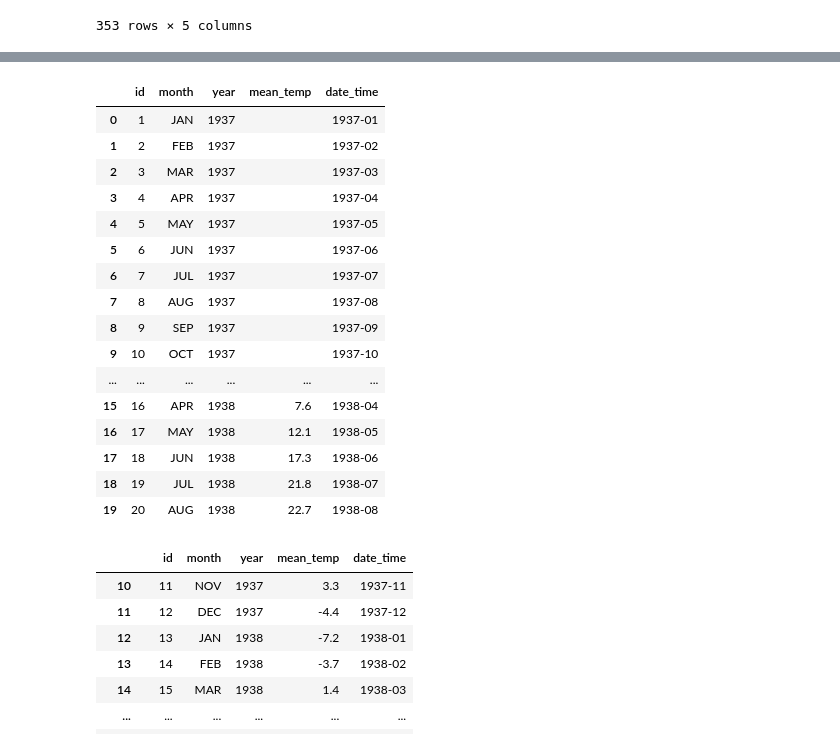
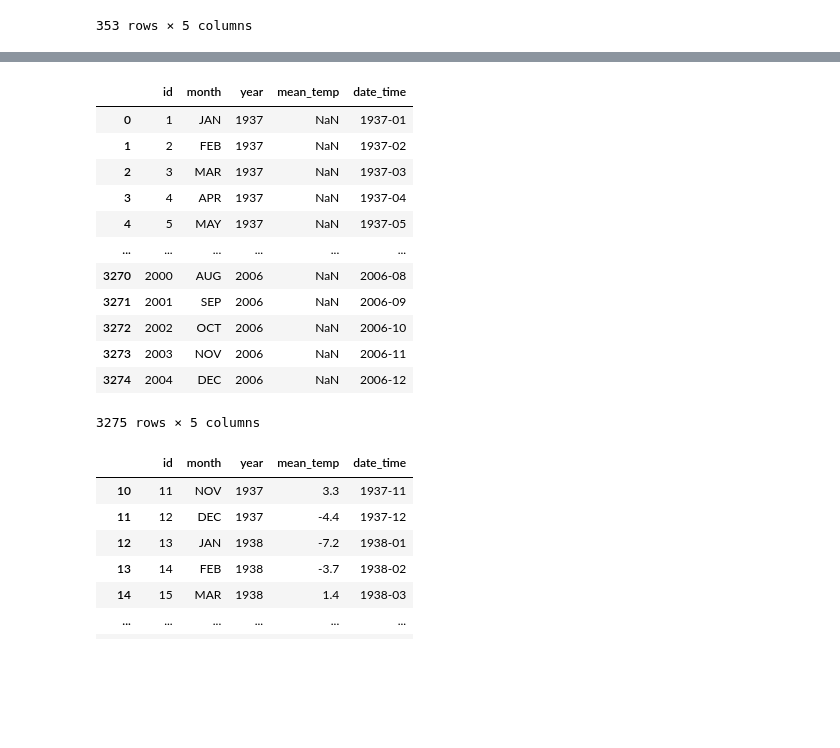
Before and after one commit to MoneyGeng/Weather-Forecasting-with-Machine-Learning, a Jupyter notebook: SQL_ETL.ipynb, the cells around one changed output, grey strips where cells are left out. Drawn from its saved outputs; the diff is of its cells as text; code cells hidden in the pictures; blank space fills up the shorter version.

```diff
--- a/SQL_ETL.ipynb
+++ b/SQL_ETL.ipynb
@@ -109,23 +112,19 @@ print(concatenated_df)
 # %%
-concatenated_df.head(20)
+concatenated_df
 # %% [output]
 |  | id | month | year | mean_temp | date_time |
-| 0 | 1 | JAN | 1937 |  | 1937-01 |
-| 1 | 2 | FEB | 1937 |  | 1937-02 |
-| 2 | 3 | MAR | 1937 |  | 1937-03 |
-| 3 | 4 | APR | 1937 |  | 1937-04 |
-| 4 | 5 | MAY | 1937 |  | 1937-05 |
-| 5 | 6 | JUN | 1937 |  | 1937-06 |
-| 6 | 7 | JUL | 1937 |  | 1937-07 |
-| 7 | 8 | AUG | 1937 |  | 1937-08 |
-| 8 | 9 | SEP | 1937 |  | 1937-09 |
-| 9 | 10 | OCT | 1937 |  | 1937-10 |
+| 0 | 1 | JAN | 1937 | NaN | 1937-01 |
+| 1 | 2 | FEB | 1937 | NaN | 1937-02 |
+| 2 | 3 | MAR | 1937 | NaN | 1937-03 |
+| 3 | 4 | APR | 1937 | NaN | 1937-04 |
+| 4 | 5 | MAY | 1937 | NaN | 1937-05 |
 | ... | ... | ... | ... | ... | ... |
-| 15 | 16 | APR | 1938 | 7.6 | 1938-04 |
-| 16 | 17 | MAY | 1938 | 12.1 | 1938-05 |
-| 17 | 18 | JUN | 1938 | 17.3 | 1938-06 |
-| 18 | 19 | JUL | 1938 | 21.8 | 1938-07 |
-| 19 | 20 | AUG | 1938 | 22.7 | 1938-08 |
+| 3270 | 2000 | AUG | 2006 | NaN | 2006-08 |
+| 3271 | 2001 | SEP | 2006 | NaN | 2006-09 |
+| 3272 | 2002 | OCT | 2006 | NaN | 2006-10 |
+| 3273 | 2003 | NOV | 2006 | NaN | 2006-11 |
+| 3274 | 2004 | DEC | 2006 | NaN | 2006-12 |
+3275 rows × 5 columns
 # %%
 # Replace empty strings with NaN
 concatenated_df['mean_temp'] = concatenated_df['mean_temp'].replace('', np.nan)
```
Also changed, not shown: parts of 30 cells of this notebook.
